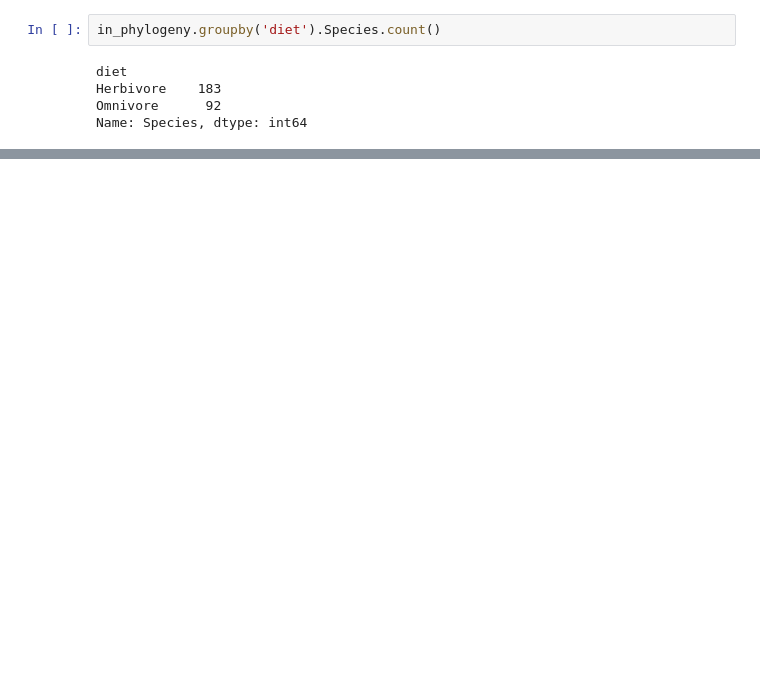
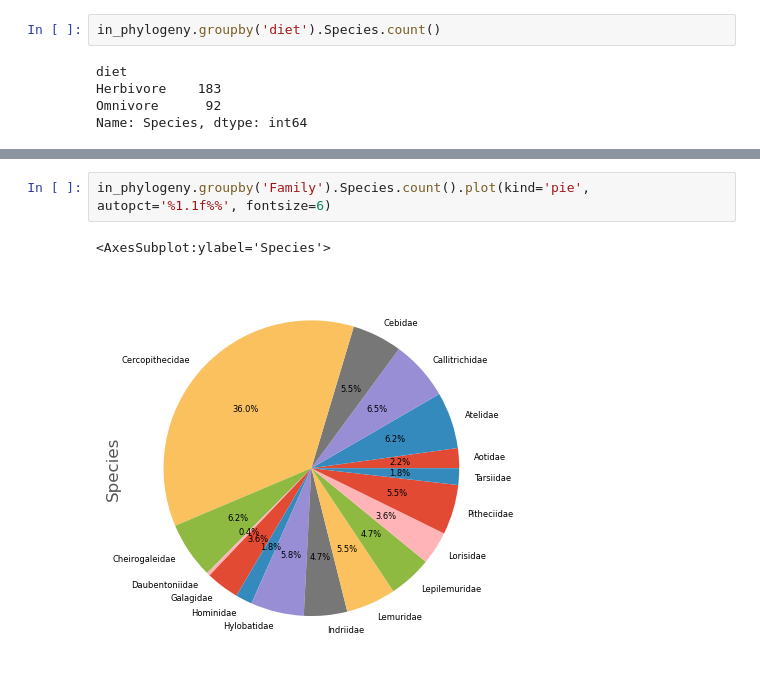
Before and after one commit to marek1n/eco-int, a Jupyter notebook: trophic_guild.ipynb, the cells around one changed output, grey strips where cells are left out. Drawn from its saved outputs; the diff is of its cells as text; blank space fills up the shorter version.

```diff
--- a/trophic_guild.ipynb
+++ b/trophic_guild.ipynb
@@ -84,0 +101,5 @@ in_phylogeny.groupby('diet').Species.count().plot(kind='pie')
+# %%
+in_phylogeny.groupby('Family').Species.count().plot(kind='pie', autopct='%1.1f%%', fontsize=6)
+# %% [output]
+<AxesSubplot:ylabel='Species'>
+[figure, added]
```
Also changed, not shown: parts of 8 cells of this notebook.
